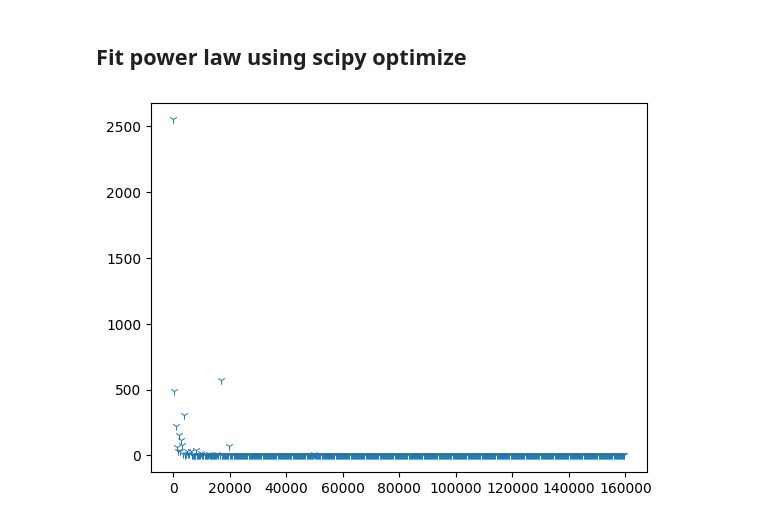
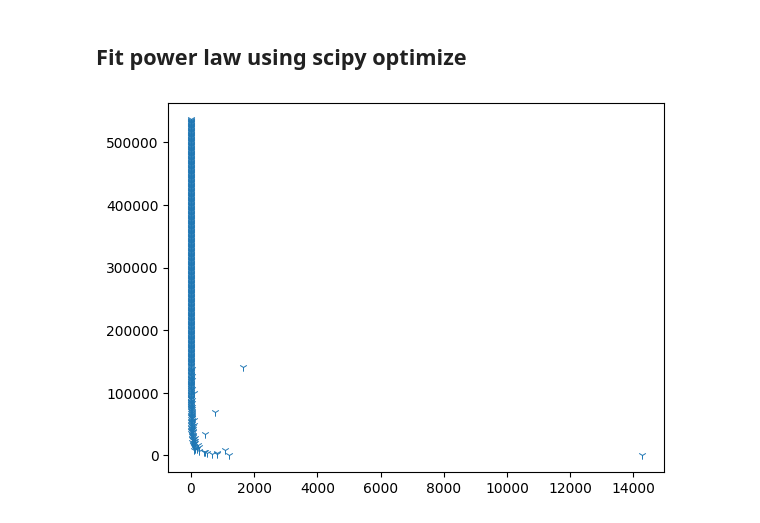
Before and after one commit to Bharatcs/rfi, a Jupyter notebook: Project/Mini_Stat_model.ipynb, the cells around one changed output. Saved outputs shown, nothing was run; the diff lists cells and outputs as text; code cells hidden in the pictures.

```diff
--- a/Project/Mini_Stat_model.ipynb
+++ b/Project/Mini_Stat_model.ipynb
@@ -75,7 +75,7 @@ plt.show()
 # Fitting PDF to Tx params
 # %%
 # read Tx params of selected 5k country
-fr_df=pd.read_csv('./database/Russia.csv')
+fr_df=pd.read_csv('./database/Norway.csv')
 fr_df=fr_df.dropna()
 lat=fr_df['Latitude in degrees'].to_numpy()
 lon=fr_df['Longitude in degrees'].to_numpy()
@@ -736,11 +734,11 @@ synth_power=distpow.generate(finval)
 # %% [markdown]
 ## Fit power law using scipy optimize
 # %%
-histpow, binspow = np.histogram(power, bins='auto')
+histpow, binspow = np.histogram(power, bins=600)
 # %%
-plt.scatter(binspow[:-1],histpow,marker='1',linewidths=0.7)
+plt.scatter(histpow,binspow[:-1],marker='1',linewidths=0.7)
 # plt.xscale('log')
 # plt.yscale('log')
 plt.show()
 # %% [output]
-[figure, old version]
+[figure, new version]
```
Also changed, not shown: parts of 42 cells of this notebook, 4 other files.
